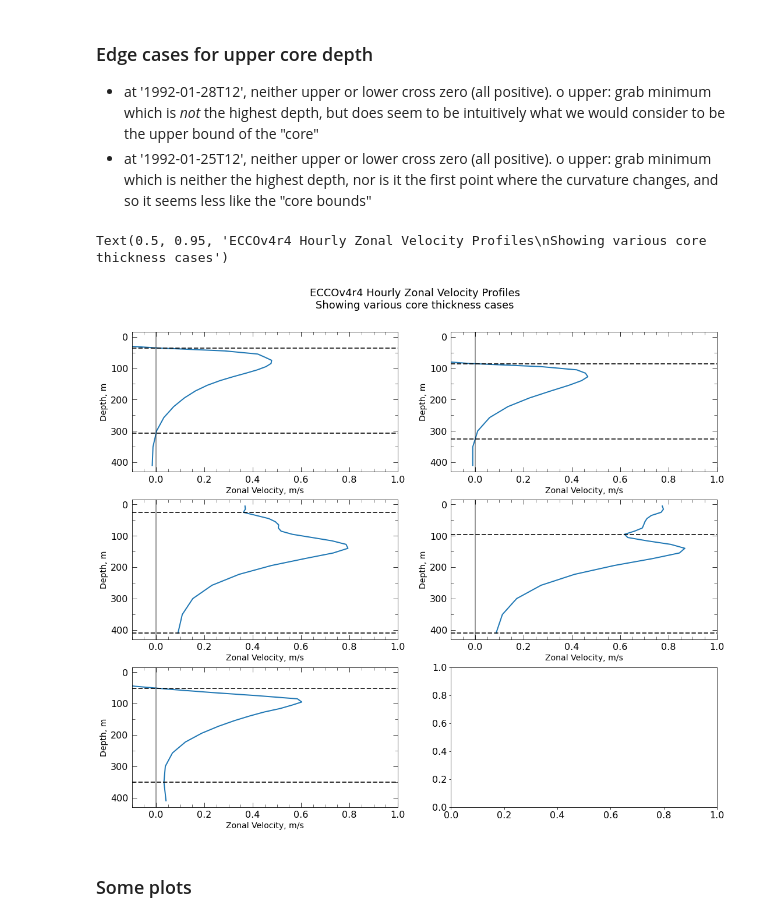
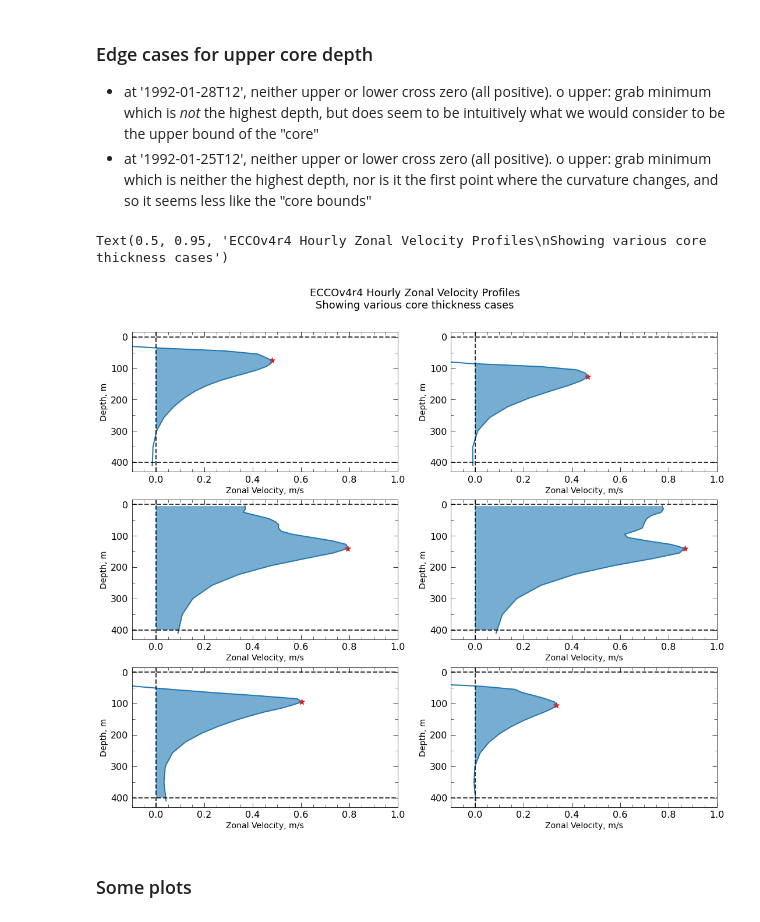
Before and after one commit to timothyas/eccov4-euc, a Jupyter notebook: notebooks/calc_ecco_etpw_corespeed.ipynb, the cells around one changed output. Cells and saved outputs as stored; diff of their text form; code cells hidden in the pictures.

```diff
--- a/notebooks/calc_ecco_etpw_corespeed.ipynb
+++ b/notebooks/calc_ecco_etpw_corespeed.ipynb
@@ -26,4 +33,4 @@ with xr.set_options(keep_attrs=True):
     depthtime = uvel.depth.broadcast_like(uvel.time)
     for lon in uvel.lon.values:
         ind = np.argmax(uvel.sel(lon=lon),axis=1)
-        depthMax.loc[{'lon':lon}] = depthtime[:,ind]
+        depthMax.loc[{'lon':lon}] = xr.where(depthtime[:,ind]>400,400,depthtime[:,ind])
@@ -70,5 +83,0 @@ def get_crossing_depth(half_profile,isUpper):
-# %%
-lon = -140
-tind = 50
-uu = uvel.sel(lon=lon)
-coredepth = depthMax.sel(lon=lon)
@@ -77,3 +97,10 @@ up,lo = get_bounding_depths(uvel,depthMax)
+# %%
+lon=147
+threshold=.1
+cond1 = uMax>threshold
+cond2 = depthMax<lo
+cond3 = depthMax>up
+mycond = cond1&cond2&cond3
 # %%
 fig,ax = plt.subplots(1,1,figsize=(12,6))
 
@@ -92,21 +120,36 @@ depthMax.sel(lon=lon).plot(ax=ax,color='gray',alpha=.6)
     o upper: grab minimum which is *not* the highest depth, but does seem to be intuitively what we would consider to be the upper bound of the "core"
 - at '1992-01-25T12', neither upper or lower cross zero (all positive).
     o upper: grab minimum which is neither the highest depth, nor is it the first point where the curvature changes, and so it seems less like the "core bounds"
+# %%
+plt.rcParams.update({'lines.markersize':10})
 # %%
 fig,axs = plt.subplots(3,2,figsize=(18,5*3))
-times = ['1992-05-01T12','1993-01-01T12','1992-01-25T12','1992-01-28T12','1992-01-03T15']
+times = ['1992-05-01T12','1993-01-01T12','1992-01-25T12','1992-01-28T12','1992-01-03T15','1992-03-21T13']
 for tt,ax in zip(times,axs.flatten()):
-    uu.sel(time=tt).plot(y='depth',yincrease=False,ax=ax)
-    ax.axhline(lo.sel(lon=lon,time=tt),color='black',alpha=.8,linestyle='--')
-    ax.axhline(up.sel(lon=lon,time=tt),color='black',alpha=.8,linestyle='--')
-    ax.axvline(0,color='black',alpha=.4)
+
+    # The upper, core, and lower depths
+    uu = uvel.sel(lon=lon,time=tt)
+    uu.plot(y='depth',yincrease=False,ax=ax)
+    cond = (uu>0) & (uu.depth<400) & (uu.depth>0)
+    mydepth = np.concatenate([[up.sel(lon=lon,time=tt).values],uu.depth.where(cond,drop=True).values,
+                              [lo.sel(lon=lon,time=tt).values]])
+    myvel = np.concatenate([[uu.interp(depth=up.sel(lon=lon,time=tt)).values],
+                            uu.where(cond,drop=True),
+                            [uu.interp(depth=lo.sel(lon=lon,time=tt)).values]])
+    ax.fill_betweenx(y=mydepth,x1=0*myvel,x2=myvel,alpha=.6)
+    ax.scatter(uMax.sel(lon=lon,time=tt),depthMax.sel(lon=lon,time=tt),marker='*',color='red')
+
+    # Define the bounds of what we consider
+    ax.axhline(0,color='black',alpha=.8,linestyle='--')
+    ax.axhline(400,color='black',alpha=.8,linestyle='--')
+    ax.axvline(0,color='black',alpha=.8,linestyle='--')
     ax.set(xlim=[-.1,1],title='',ylabel='Depth, m',xlabel='Zonal Velocity, m/s')
     pych.nice_inward_ticks(ax=ax,xminor_skip=.05,yminor_skip=50)
 fig.suptitle('ECCOv4r4 Hourly Zonal Velocity Profiles\nShowing various core thickness cases',fontsize=18,y=.95)
 #fig.savefig('../figures/eccov4r4_uvel_profiles_140W.png',dpi=300,bbox_inches='tight')
 # %% [output]
 Text(0.5, 0.95, 'ECCOv4r4 Hourly Zonal Velocity Profiles\nShowing various core thickness cases')
-[figure, old version]
+[figure, new version]
 # %% [markdown]
 ### Some plots
 # %%
```
Also changed, not shown: parts of 9 cells of this notebook, 1 other file.
